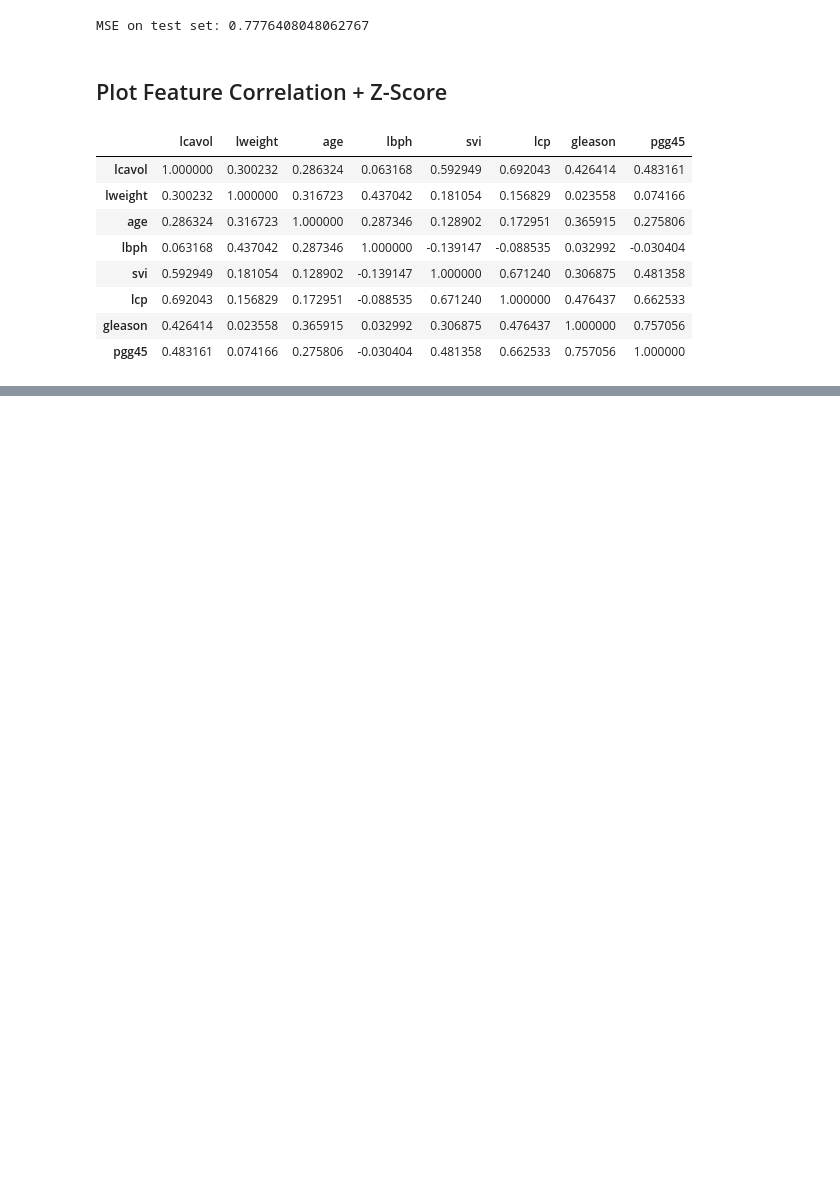
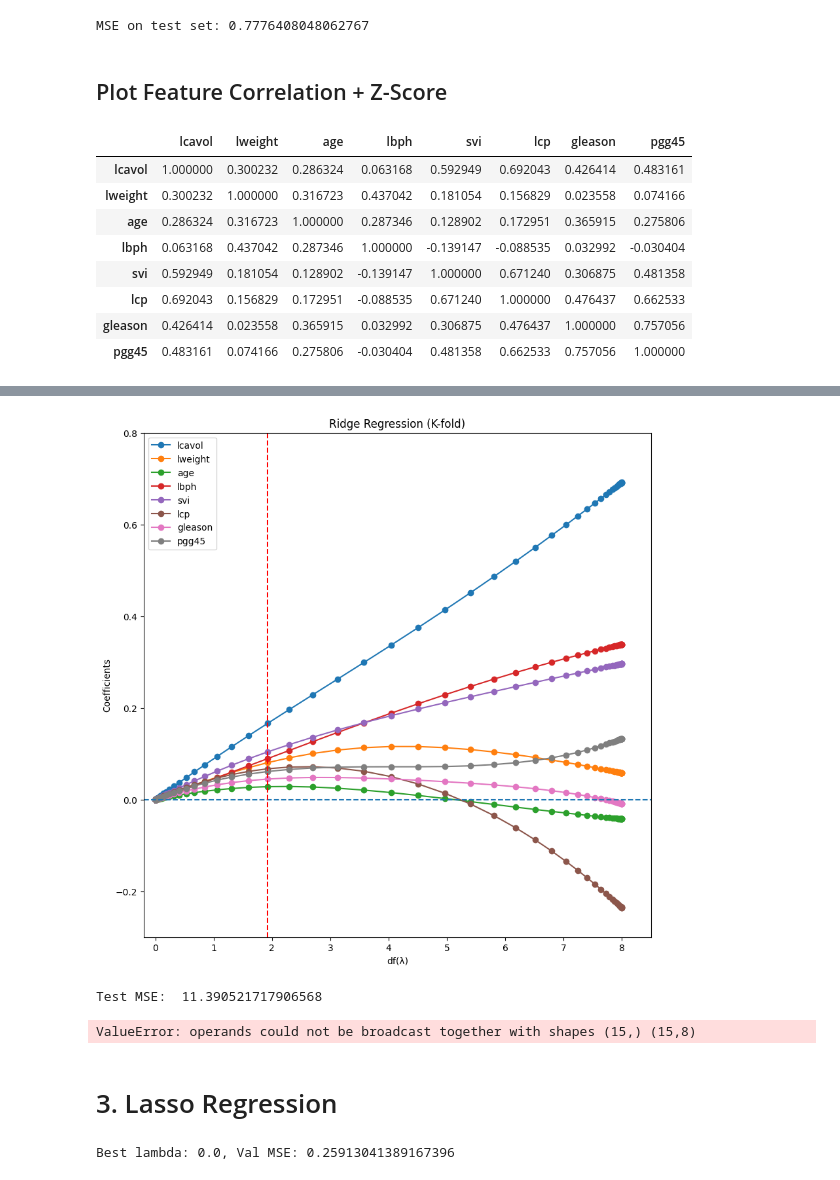
Before and after one commit to lizocf/ECE-475-Frequentist-ML, a Jupyter notebook: 1-linear-regression/lin-reg.ipynb, the cells around one changed output, grey strips where cells are left out. Drawn from its saved outputs; the diff is of its cells as text; code cells hidden in the pictures; blank space fills up the shorter version.

```diff
--- a/1-linear-regression/lin-reg.ipynb
+++ b/1-linear-regression/lin-reg.ipynb
@@ -122,0 +110,13 @@ pd.DataFrame({'Coefficient': beta, 'Std. Error': standard_errors,'Z Score' : z_s
+# %%
+# center data
+
+train_means = np.mean(X_train, axis=0)
+X_train = X_train - train_means
+X_val = X_val - train_means
+X_test = X_test - train_means
+# %%
+def get_ridge_betas(lam, X, y):
+    return np.linalg.inv((X.T @ X) + (lam * np.eye(X.shape[1]))) @ X.T @ y
+
+def get_df(lam, X):
+    return np.trace(np.dot(X, np.linalg.inv(X.T @ X + lam * np.eye(X.shape[1]))) @ X.T)
@@ -122,0 +215,62 @@ pd.DataFrame({'Coefficient': beta, 'Std. Error': standard_errors,'Z Score' : z_s
+# %%
+# Plotting coefficients as a function of lambda
+plt.figure(figsize=(10,10))
+for i in range(betas.shape[1]):
+    plt.plot(dfs, betas[:, i], label=f"{X_train.columns[i]}",marker='o')
+    # plt.plot(lams, betas[:,i], label=f"{X_train.columns[i]}")
+
+plt.xlabel('df(λ)')
+plt.ylabel('Coefficients')
+plt.title('Ridge Regression (K-fold)')
+plt.xlim([-0.2,8.5])
+plt.ylim([-0.3,0.8])
+plt.axhline(y=0, linestyle='--')
+plt.axvline(x=get_df(best_lam, X_train), linestyle='--', color='r')
+plt.legend()
+plt.show()
+# %% [output]
+[figure, added]
+# %%
+# X_test_centered = (X_test - X_train_mean) / X_train_std  # Use the same mean and std from training data
+
+y_test_pred = np.dot(X_test, best_beta_reg) # estimate for val
+mse = np.mean((y_test - y_test_pred)**2) # compute MSE
+print('Test MSE: ', mse) # lmao :(
+
+y_test_pred = np.dot(X_test, best_beta_fold) # estimate for val
+mse = np.mean((y_test - y_test_pred)**2) # compute MSE
+print('Test MSE (KFold): ', mse) # lmao :(
+# %% [output]
+Test MSE:  11.390521717906568
+ValueError: operands could not be broadcast together with shapes (15,) (15,8)
+# %% [markdown]
+# 3. Lasso Regression
+# %%
+# lams = np.logspace(-2,10,100)
+lams = np.linspace(0,1,1000)
+best_lam = 0
+best_mse = 100000  # random high mse
+betas = []
+dfs = []
+best_beta = []
+
+for l in lams:
+    lasso = Lasso(alpha=l)
+    lasso.fit(X_train, y_train)
+    y_pred = lasso.predict(X_val)
+    mse = np.mean((y_val - y_pred)**2)
+    # dfs.append(get_df(l, X_train))
+    betas.append(lasso.coef_)
+    # print(get_df(l, X_train))
+    if mse < best_mse:
+        best_mse = mse
+        best_lam = l
+        best_beta = beta_ridge
+
+betas = np.array(betas)
+dfs = np.array(dfs)
+
+print(f"Best lambda: {best_lam}, Val MSE: {best_mse}")
+best_beta_reg = best_beta
+# %% [output]
+Best lambda: 0.0, Val MSE: 0.25913041389167396
```
Also changed, not shown: parts of 13 cells of this notebook.
